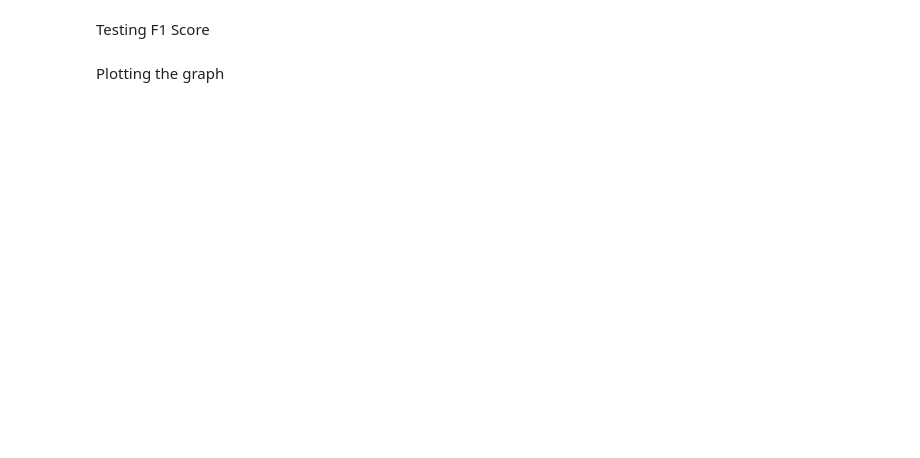
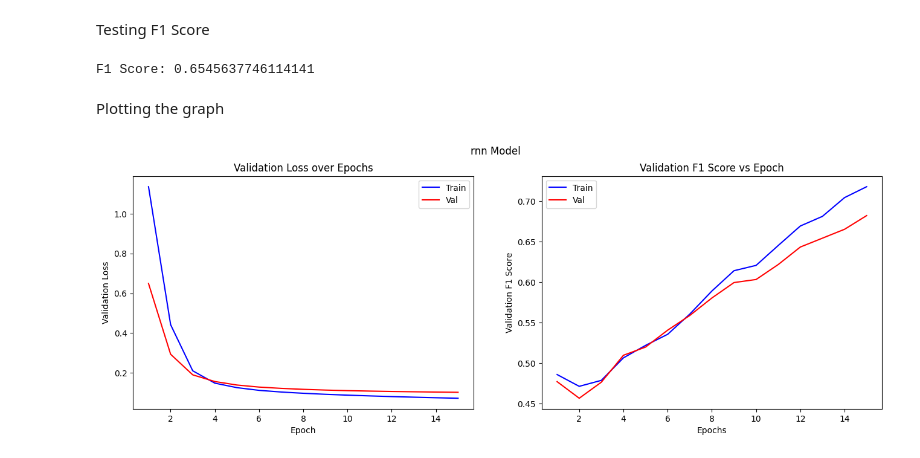
Before and after one commit to RaghavSakhuja/NLP-Assignments, a Jupyter notebook: Assignment2/ATE_glove.ipynb, the cells around one changed output. Drawn from its saved outputs; the diff is of its cells as text; code cells hidden in the pictures; blank space fills up the shorter version.

```diff
--- a/Assignment2/ATE_glove.ipynb
+++ b/Assignment2/ATE_glove.ipynb
@@ -144,13 +183,21 @@ Testing F1 Score
 Y_pred_ate = rnn_model_glove.predict(X_padded_test)
 real = get_real(Y_padded_test)
 pred = get_pred(Y_pred_ate)
-f1 = F1Score(average='macro')
-f1.update_state(real,pred)
-f1_score = f1.result().numpy()
-print(f"F1 Score ATE : {f1_score}")
+
+true_labels_flat = [label for sublist in real for label in sublist]
+predicted_labels_flat = [label for sublist in pred for label in sublist]
+
+# Compute F1 score
+f1 = f1_score(true_labels_flat, predicted_labels_flat, average='macro')
+
+print("F1 Score:", f1)
+# %% [output]
+F1 Score: 0.6545637746114141
 # %% [markdown]
 Plotting the graph
 # %%
 draw_loss_graph(rnn_training_glove, "rnn Model", rnn_f1_callback_train.f1_scores, rnn_f1_callback_val.f1_scores)
-save_model(rnn_model_glove, "rnn","Glove","t2")
+save_model(rnn_model_glove, "rnn","Glove","t2","ATE")
 loaded_model = load_model("Saved_Models/ATE/t2_rnn_Glove.pkl")
+# %% [output]
+[figure, added]
```
Also changed, not shown: parts of 6 cells of this notebook, 6 other files.
